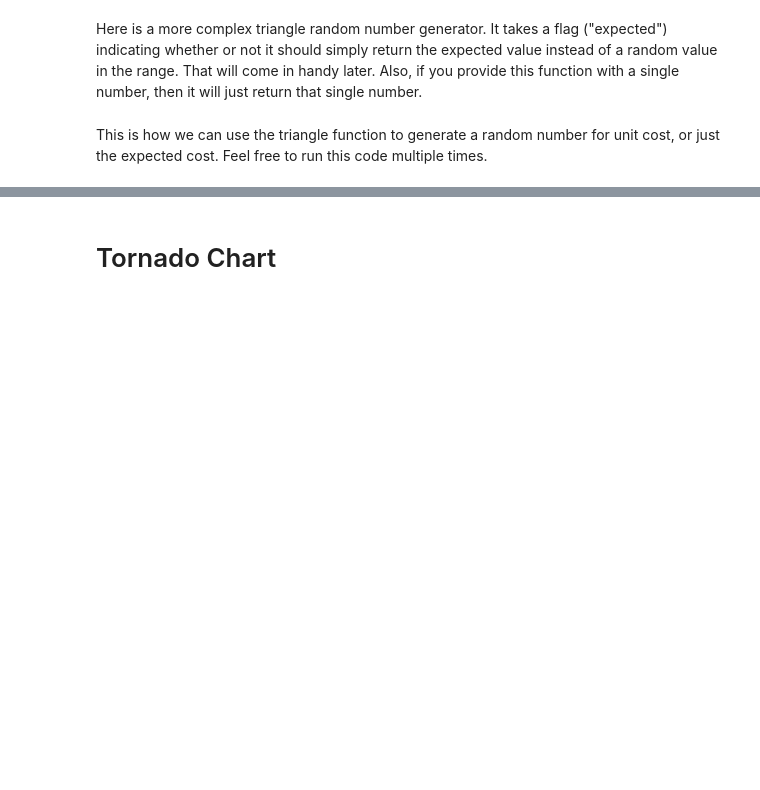
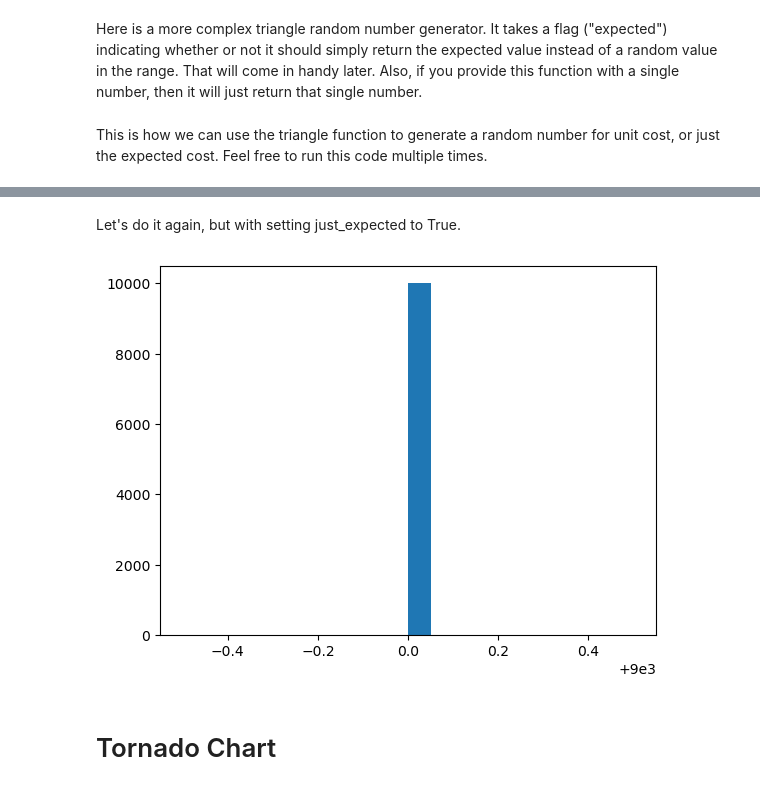
Before and after one commit to JohnMichaelHauck/ppm, a Jupyter notebook: ppm.ipynb, the cells around one changed output, grey strips where cells are left out. Saved outputs shown, nothing was run; the diff lists cells and outputs as text; code cells hidden in the pictures; blank space fills up the shorter version.

```diff
--- a/ppm.ipynb
+++ b/ppm.ipynb
@@ -179,3 +186,10 @@ print(triangle(product_variables_ranges.unit_cost_pv, True))
+# %% [markdown]
+Let's do it again, but with setting just_expected to True.
+# %%
+plt.hist([triangle(product_variables_ranges.unit_cost_pv, True) for _ in range(10000)], bins=20)
+plt.show()
+# %% [output]
+[figure, added]
 # %% [markdown]
 # Tornado Chart
 # %% [markdown]
```
Also changed, not shown: parts of 23 cells of this notebook, 1 other file.
